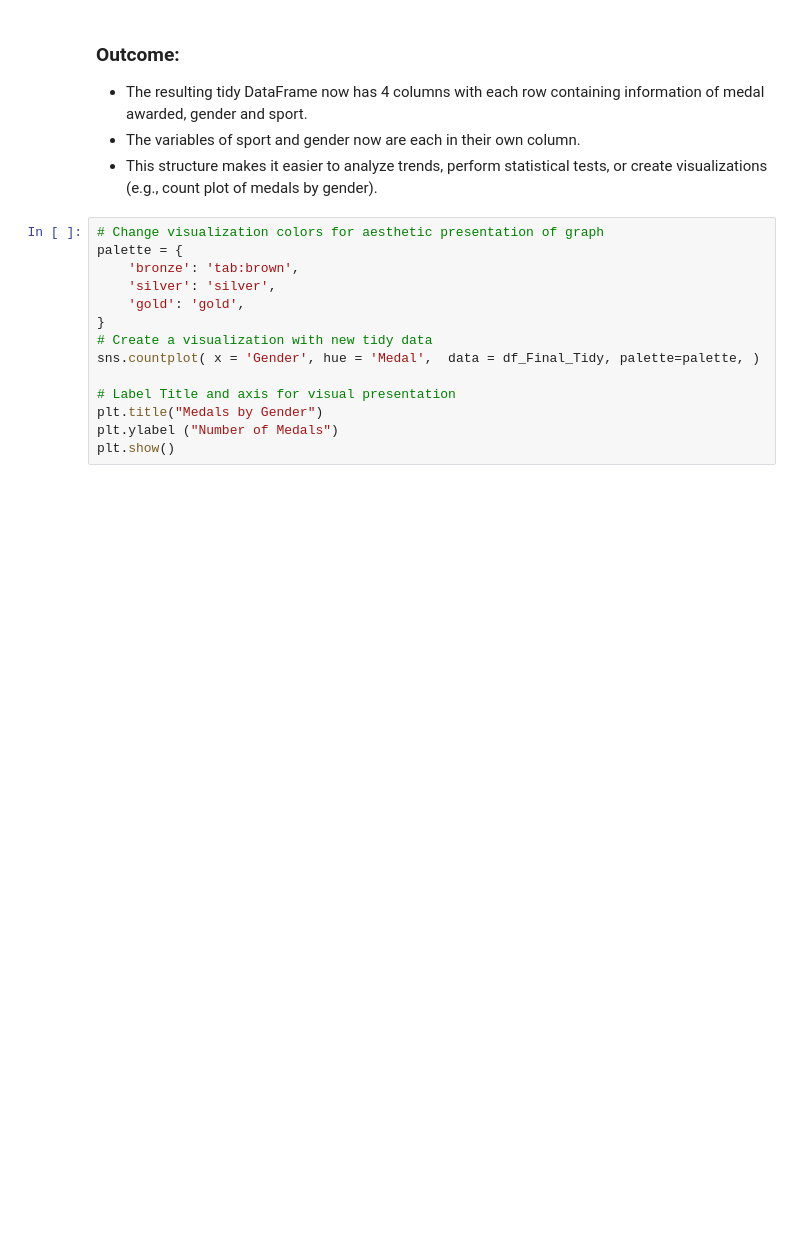
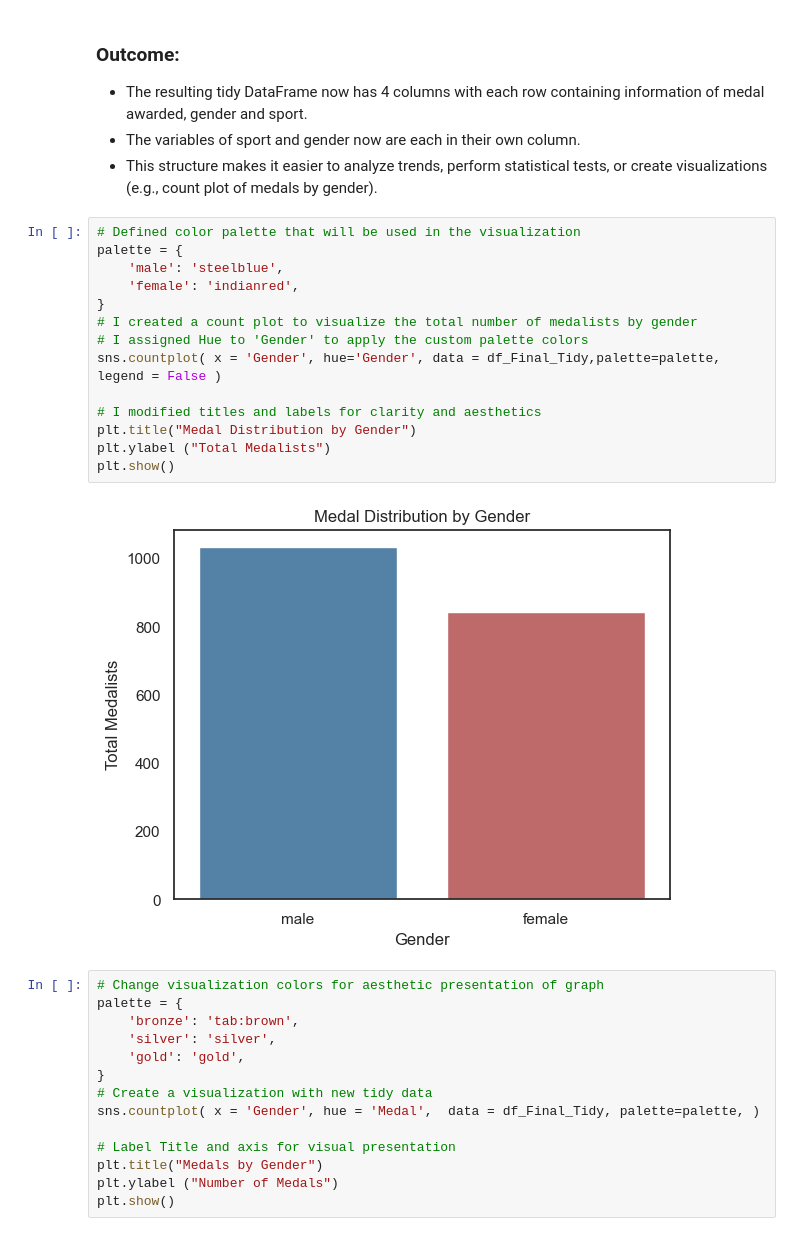
Before and after one commit to JaylynneCM/Monterroso-Data-Science-Portfolio, a Jupyter notebook: TidyData-Project/Tidy_Data_Notebook.ipynb, the cells around one changed output. Cells and saved outputs as stored; diff of their text form; blank space fills up the shorter version.

Commit message:
Added Seaborn Visualization for overall gender distribution

```diff
--- a/TidyData-Project/Tidy_Data_Notebook.ipynb
+++ b/TidyData-Project/Tidy_Data_Notebook.ipynb
@@ -152,6 +152,22 @@ print(df_Final_Tidy)
 - The resulting tidy DataFrame now has 4 columns with each row containing information of medal awarded, gender and sport.
 - The variables of sport and gender now are each in their own column.
 - This structure makes it easier to analyze trends, perform statistical tests, or create visualizations (e.g., count plot of medals by gender).
+# %%
+# Defined color palette that will be used in the visualization
+palette = {
+    'male': 'steelblue',
+    'female': 'indianred',
+}
+# I created a count plot to visualize the total number of medalists by gender
+# I assigned Hue to 'Gender' to apply the custom palette colors
+sns.countplot( x = 'Gender', hue='Gender', data = df_Final_Tidy,palette=palette, legend = False )
+
+# I modified titles and labels for clarity and aesthetics
+plt.title("Medal Distribution by Gender")
+plt.ylabel ("Total Medalists")
+plt.show()
+# %% [output]
+[figure, added]
 # %%
 # Change visualization colors for aesthetic presentation of graph
 palette = {
```
